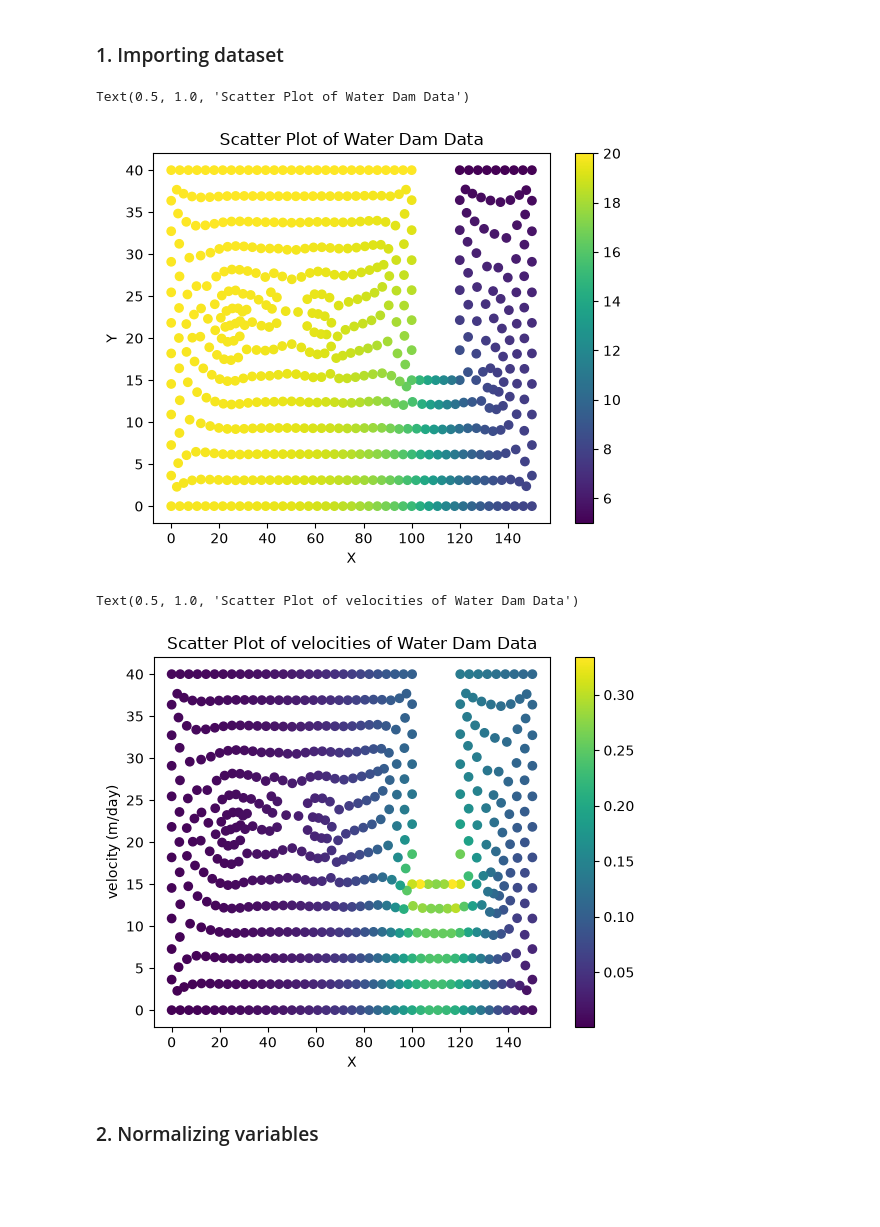
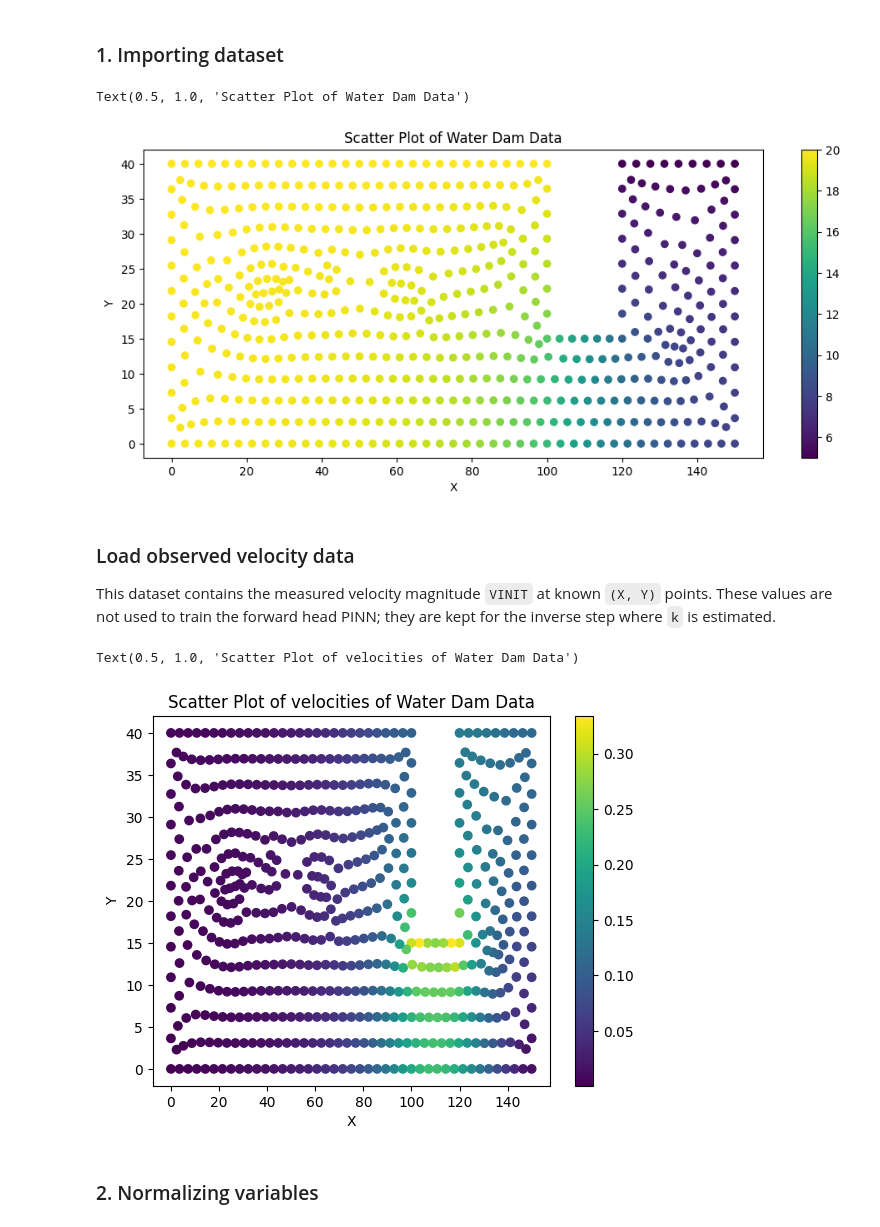
Before and after one commit to omarabdesslem/PIIM, a Jupyter notebook: Code/3. Backwards_PINN.ipynb, the cells around one changed output. Drawn from its saved outputs; the diff is of its cells as text; code cells hidden in the pictures; blank space fills up the shorter version.

```diff
--- a/Code/3. Backwards_PINN.ipynb
+++ b/Code/3. Backwards_PINN.ipynb
@@ -37,35 +39,39 @@ Using device: cpu
 # %%
 numericldata = pd.read_excel('../Data/heads/20_5_25.xlsx',header=0)
 X = numericldata['X'].to_numpy()
 Y = numericldata['Y'].to_numpy()
 h = numericldata['FINIT'].to_numpy()
 
 fig, ax = plt.subplots()
 
 scatter = ax.scatter(X, Y, c=h, cmap='viridis')
 plt.colorbar(scatter)
 ax.set_xlabel('X')
 ax.set_ylabel('Y')
+fig.set_figwidth(12)
 ax.set_title('Scatter Plot of Water Dam Data')
 # %% [output]
 Text(0.5, 1.0, 'Scatter Plot of Water Dam Data')
-[figure, old version]
+[figure, new version]
+# %% [markdown]
+### Load observed velocity data
+This dataset contains the measured velocity magnitude `VINIT` at known `(X, Y)` points. These values are not used to train the forward head PINN; they are kept for the inverse step where `k` is estimated.
 # %%
 numeric_vel_ldata = pd.read_excel('../Data/velocities/20_5_25.xlsx',header=0)
 v = numeric_vel_ldata['VINIT'].to_numpy()
-X = numeric_vel_ldata['X'].to_numpy()
-Y = numeric_vel_ldata['Y'].to_numpy()
+X_v = numeric_vel_ldata['X'].to_numpy()
+Y_v = numeric_vel_ldata['Y'].to_numpy()
 
 fig, ax = plt.subplots()
 
-scatter = ax.scatter(X, Y, c=v, cmap='viridis')
+scatter = ax.scatter(X_v, Y_v, c=v, cmap='viridis')
 plt.colorbar(scatter)
 ax.set_xlabel('X')
-ax.set_ylabel('velocity (m/day)')
+ax.set_ylabel('Y')
 ax.set_title('Scatter Plot of velocities of Water Dam Data')
 # %% [output]
 Text(0.5, 1.0, 'Scatter Plot of velocities of Water Dam Data')
-[figure, old version]
+[figure, new version]
 # %% [markdown]
 ### 2. Normalizing variables
 # %% [markdown]
```
Also changed, not shown: parts of 17 cells of this notebook.
